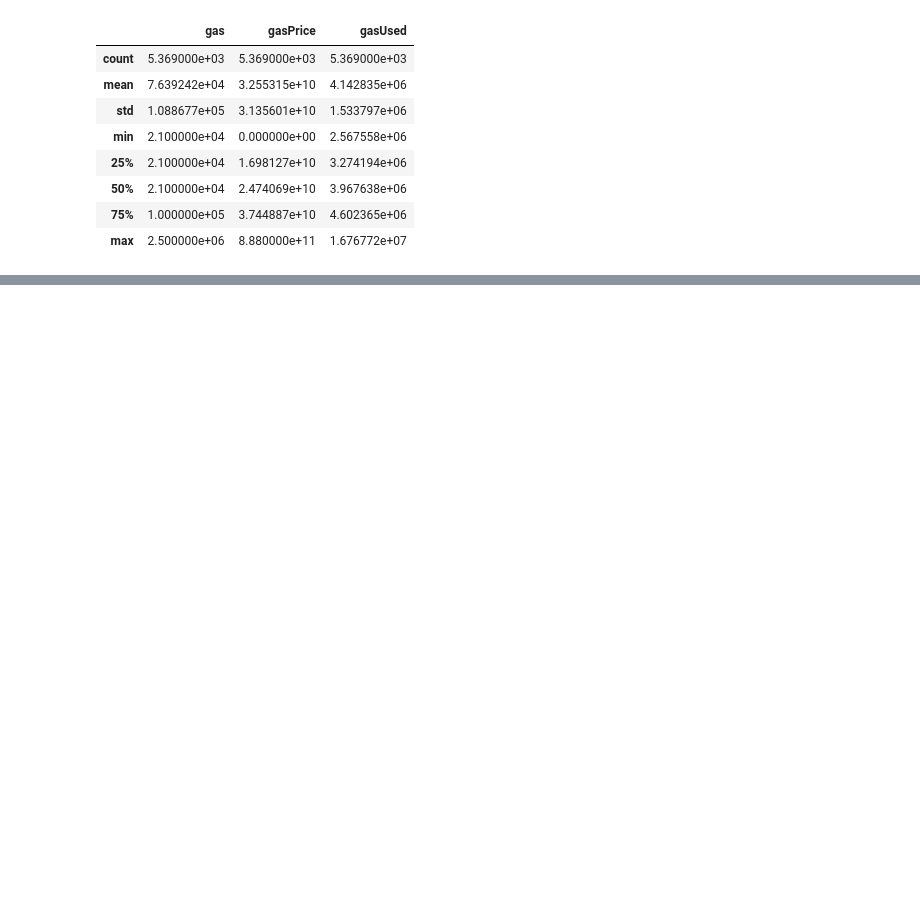
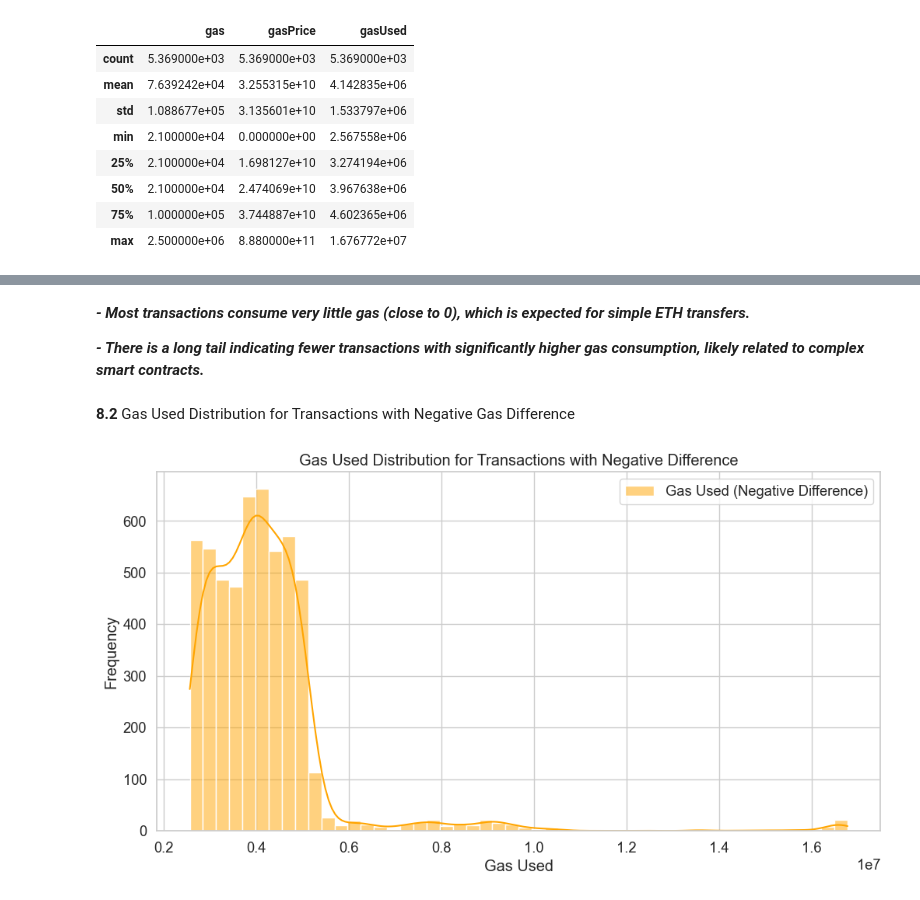
Before and after one commit to diachkina/blockchain_ethereum_project, a Jupyter notebook: ethereum_project.ipynb, the cells around one changed output, grey strips where cells are left out. Drawn from its saved outputs; the diff is of its cells as text; code cells hidden in the pictures; blank space fills up the shorter version.

```diff
--- a/ethereum_project.ipynb
+++ b/ethereum_project.ipynb
@@ -429,0 +499,16 @@ negative_gas_df[['gas', 'gasPrice', 'gasUsed']].describe()
+# %% [markdown]
+***- Most transactions consume very little gas (close to 0), which is expected for simple ETH transfers.***
+
+***- There is a long tail indicating fewer transactions with significantly higher gas consumption, likely related to complex smart contracts.***
+# %% [markdown]
+**8.2** Gas Used Distribution for Transactions with Negative Gas Difference
+# %%
+plt.figure(figsize=(12, 6))
+sns.histplot(negative_gas_df['gasUsed'], bins=50, kde=True, color='orange', label='Gas Used (Negative Difference)')
+plt.xlabel('Gas Used')
+plt.ylabel('Frequency')
+plt.title('Gas Used Distribution for Transactions with Negative Difference')
+plt.legend()
+plt.show()
+# %% [output]
+[figure, added]
```
Also changed, not shown: parts of 36 cells of this notebook.
